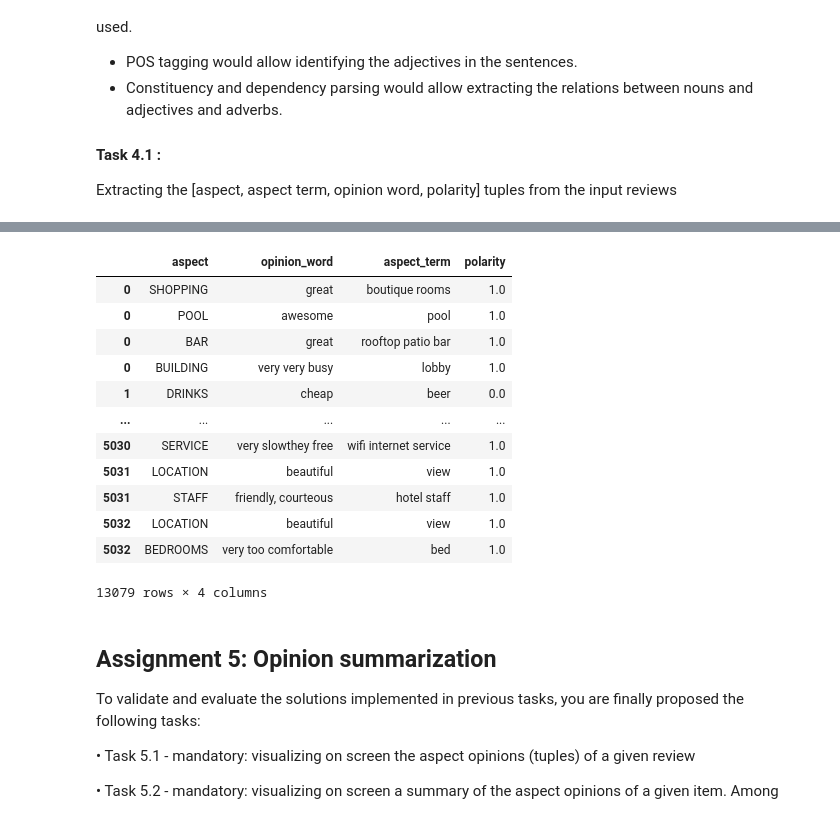
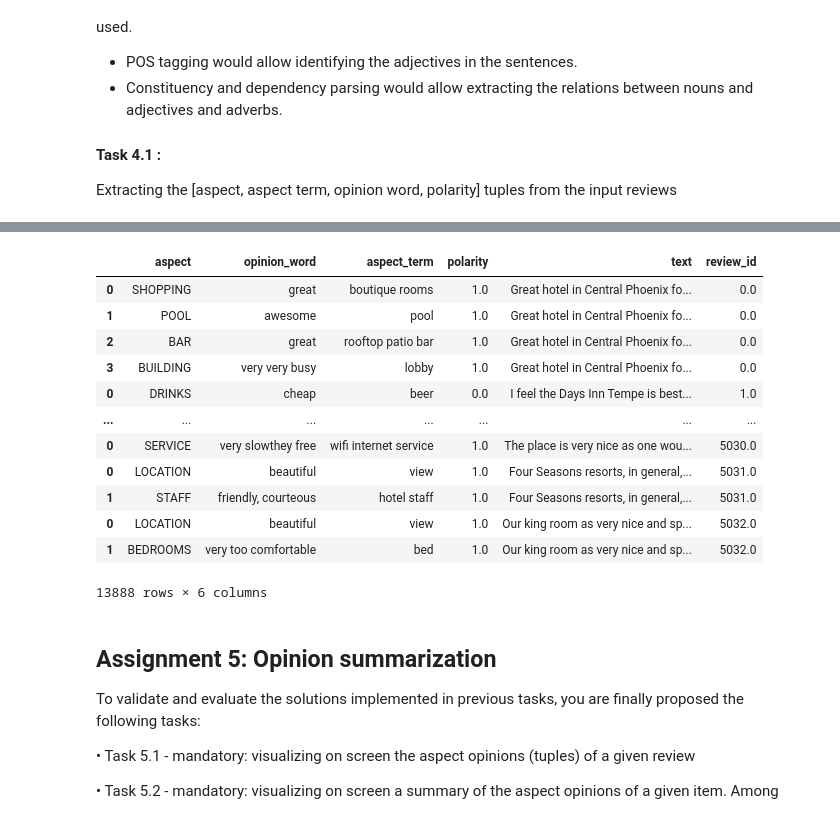
Before and after one commit to glorelvalle/mucd-mg, a Jupyter notebook: pln/p1_v2.ipynb, the cells around one changed output, grey strips where cells are left out. Cells and saved outputs as stored; diff of their text form; code cells hidden in the pictures.

Commit message:
review displayer

```diff
--- a/pln/p1_v2.ipynb
+++ b/pln/p1_v2.ipynb
@@ -275,7 +272,7 @@ Great hotel in Central Phoenix for a stay-cation, but not necessarily a place to
 | 0 | BAR | great | rooftop patio bar | 1.0 |
 | 0 | BUILDING | very very busy | lobby | 1.0 |
 # %%
-total_data = pd.DataFrame(columns = ['aspect', 'opinion_word', 'aspect_term', 'polarity'])
+total_data = pd.DataFrame(columns = ['aspect', 'opinion_word', 'aspect_term', 'polarity', 'text'])
 for idx in range(len(reviews_hotels)):
     review = reviews_hotels[idx].get("reviewText")
     data = OP.analyze_review(idx, review, aspects_hotels)
@@ -285,13 +295,13 @@ total_data
-|  | aspect | opinion_word | aspect_term | polarity |
-| 0 | SHOPPING | great | boutique rooms | 1.0 |
-| 0 | POOL | awesome | pool | 1.0 |
-| 0 | BAR | great | rooftop patio bar | 1.0 |
-| 0 | BUILDING | very very busy | lobby | 1.0 |
-| 1 | DRINKS | cheap | beer | 0.0 |
-| ... | ... | ... | ... | ... |
-| 5030 | SERVICE | very slowthey free | wifi internet service | 1.0 |
-| 5031 | LOCATION | beautiful | view | 1.0 |
-| 5031 | STAFF | friendly, courteous | hotel staff | 1.0 |
-| 5032 | LOCATION | beautiful | view | 1.0 |
-| 5032 | BEDROOMS | very too comfortable | bed | 1.0 |
+|  | aspect | opinion_word | aspect_term | polarity | text | review_id |
+| 0 | SHOPPING | great | boutique rooms | 1.0 | Great hotel in Central Phoenix fo... | 0.0 |
+| 1 | POOL | awesome | pool | 1.0 | Great hotel in Central Phoenix fo... | 0.0 |
+| 2 | BAR | great | rooftop patio bar | 1.0 | Great hotel in Central Phoenix fo... | 0.0 |
+| 3 | BUILDING | very very busy | lobby | 1.0 | Great hotel in Central Phoenix fo... | 0.0 |
+| 0 | DRINKS | cheap | beer | 0.0 | I feel the Days Inn Tempe is best... | 1.0 |
+| ... | ... | ... | ... | ... | ... | ... |
+| 0 | SERVICE | very slowthey free | wifi internet service | 1.0 | The place is very nice as one wou... | 5030.0 |
+| 0 | LOCATION | beautiful | view | 1.0 | Four Seasons resorts, in general,... | 5031.0 |
+| 1 | STAFF | friendly, courteous | hotel staff | 1.0 | Four Seasons resorts, in general,... | 5031.0 |
+| 0 | LOCATION | beautiful | view | 1.0 | Our king room as very nice and sp... | 5032.0 |
+| 1 | BEDROOMS | very too comfortable | bed | 1.0 | Our king room as very nice and sp... | 5032.0 |
-13079 rows × 4 columns
+13888 rows × 6 columns
```
Also changed, not shown: parts of 12 cells of this notebook, 5 other files.
